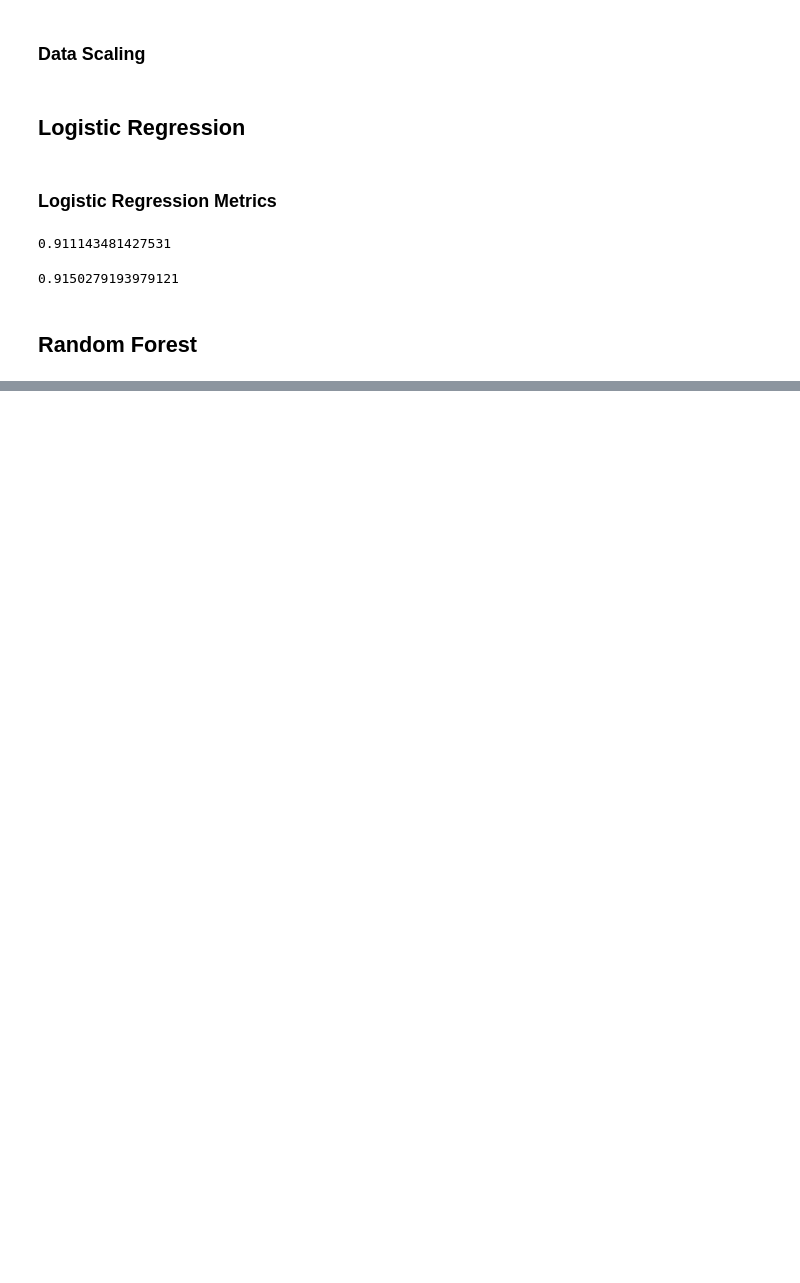
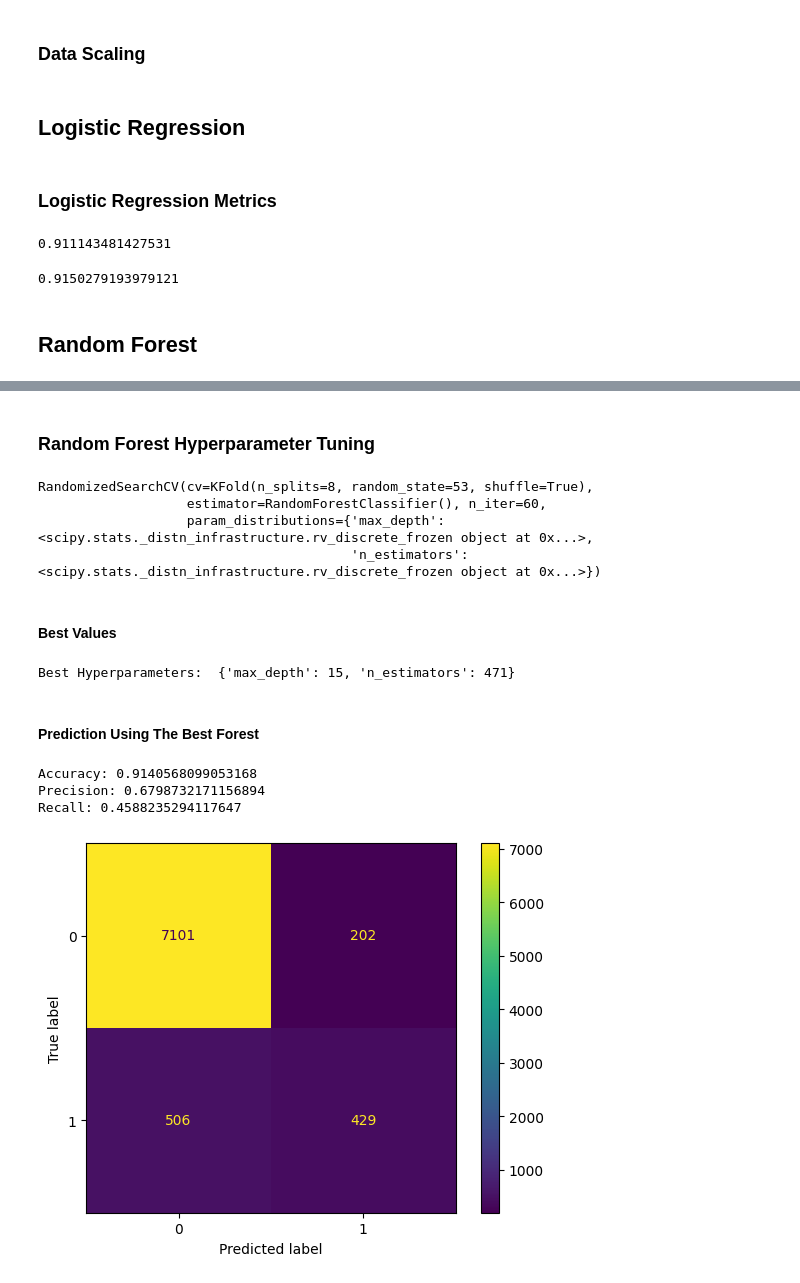
Before and after one commit to ekrlbn/ada442project, a Jupyter notebook: scripy.ipynb, the cells around one changed output, grey strips where cells are left out. Saved outputs shown, nothing was run; the diff lists cells and outputs as text; code cells hidden in the pictures; blank space fills up the shorter version.

```diff
--- a/scripy.ipynb
+++ b/scripy.ipynb
@@ -166,5 +166,7 @@ print(accuracy_score_test)
 # %%
 from sklearn.ensemble import RandomForestClassifier
 
-model_random_forest = RandomForestClassifier()
-model_random_forest.fit(X_train_scaled, y_train)
+rf = RandomForestClassifier()
+rf.fit(X_train_scaled, y_train)
+
+y_pred_rf = rf.predict(X_val_scaled)
@@ -172,0 +182,45 @@ RandomForestClassifier()
+# %% [markdown]
+### Random Forest Hyperparameter Tuning
+# %%
+from scipy.stats import randint
+from sklearn.model_selection import RandomizedSearchCV, KFold
+
+params = {'n_estimators' : randint(10,500),
+          'max_depth': randint(1,25)}
+kf = KFold(n_splits=8, shuffle=True, random_state=53)
+rf_tune = RandomForestClassifier()
+
+rand_search = RandomizedSearchCV(rf_tune,params,n_iter=60,cv=kf)
+rand_search.fit(X_train_scaled, y_train)
+# %% [output]
+RandomizedSearchCV(cv=KFold(n_splits=8, random_state=53, shuffle=True),
+                   estimator=RandomForestClassifier(), n_iter=60,
+                   param_distributions={'max_depth': <scipy.stats._distn_infrastructure.rv_discrete_frozen object at 0x...>,
+                                        'n_estimators': <scipy.stats._distn_infrastructure.rv_discrete_frozen object at 0x...>})
+# %% [markdown]
+#### Best Values
+# %%
+best_rf = rand_search.best_estimator_
+
+print('Best Hyperparameters: ', rand_search.best_params_)
+# %% [output]
+Best Hyperparameters:  {'max_depth': 15, 'n_estimators': 471}
+# %% [markdown]
+#### Prediction Using The Best Forest
+# %%
+y_pred_best = best_rf.predict(X_val_scaled)
+
+cm = confusion_matrix(y_val, y_pred_best)
+ConfusionMatrixDisplay(confusion_matrix=cm).plot()
+
+accuracy = accuracy_score(y_val, y_pred_best)
+print("Accuracy:", accuracy)
+precision = precision_score(y_val, y_pred_best)
+print("Precision:", precision)
+recall = recall_score(y_val, y_pred_best)
+print("Recall:", recall)
+# %% [output]
+Accuracy: 0.9140568099053168
+Precision: 0.6798732171156894
+Recall: 0.4588235294117647
+[figure, added]
```
Also changed, not shown: parts of 7 cells of this notebook, 1 other file.
